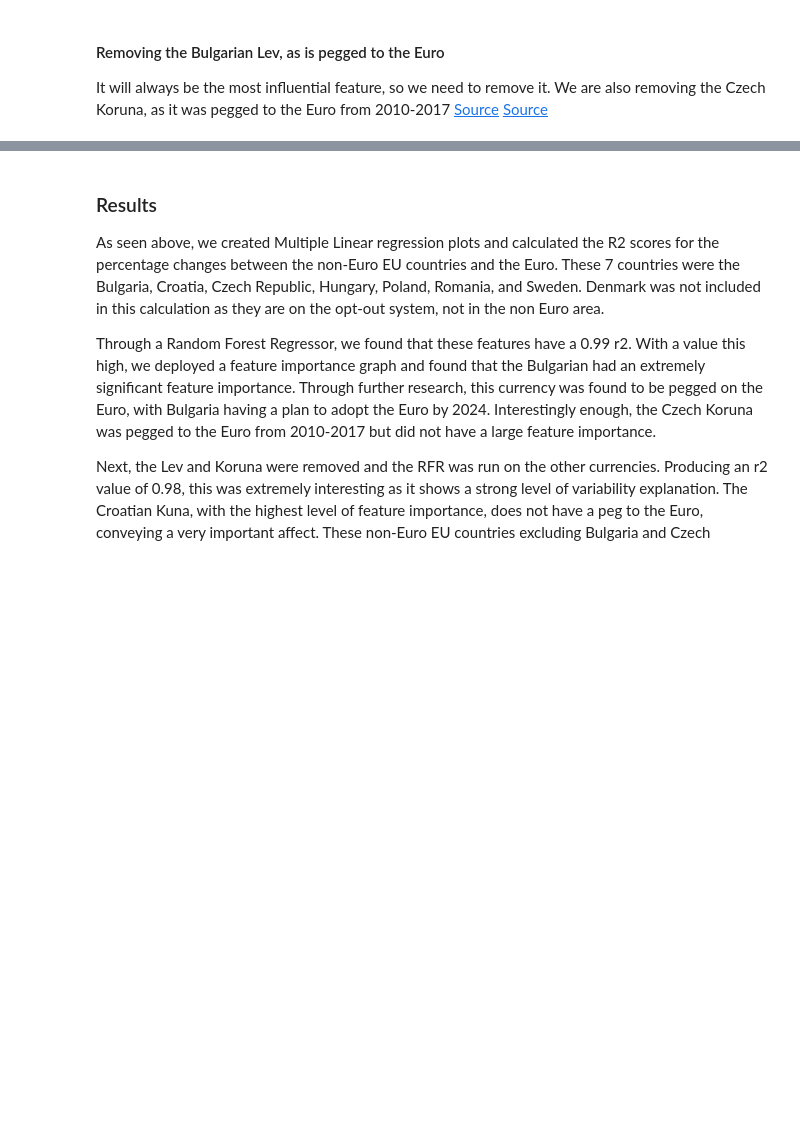
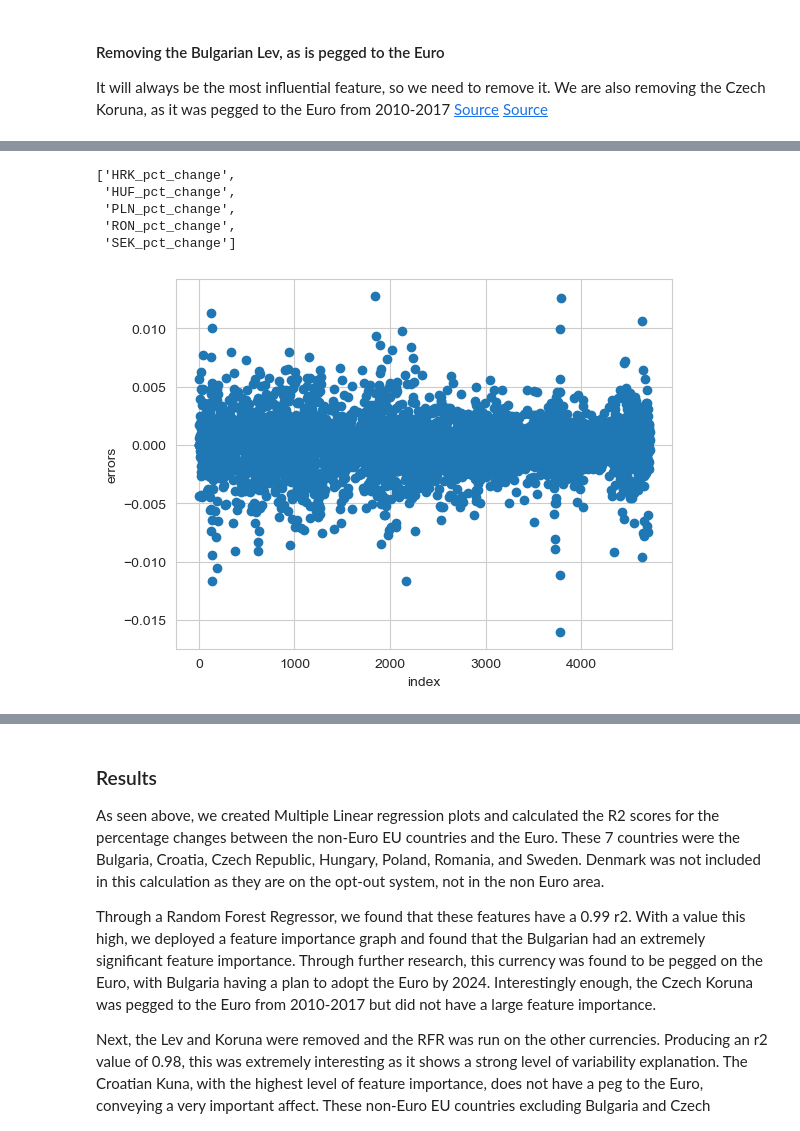
Before and after one commit to pogrebitskiy/Forex_Project, a Jupyter notebook: ForexReport.ipynb, the cells around one changed output, grey strips where cells are left out. Saved outputs shown, nothing was run; the diff lists cells and outputs as text; code cells hidden in the pictures; blank space fills up the shorter version.

Commit message:
Added assumption checks for last multiple regression:

```diff
--- a/ForexReport.ipynb
+++ b/ForexReport.ipynb
@@ -598,0 +599,29 @@ plot_feat_import(non_bc_list, rand_forest_regressor.feature_importances_, limit=
+# %%
+non_bc_list
+# %% [output]
+['HRK_pct_change',
+ 'HUF_pct_change',
+ 'PLN_pct_change',
+ 'RON_pct_change',
+ 'SEK_pct_change']
+# %%
+# initialize regression object
+reg = LinearRegression()
+
+# get target variable
+x = eu_pct_df.loc[:, non_bc_list].values[1:]
+y = eu_pct_df.loc[:, y_feat].values[1:]
+
+# fit regression
+reg.fit(x, y)
+
+# compute / store r2
+y_pred = reg.predict(x)
+# %%
+# check independence
+errors = y - y_pred
+plt.scatter(x = range(len(y)), y = errors)
+plt.xlabel('index')
+plt.ylabel('errors');
+# %% [output]
+[figure, added]
```
Also changed, not shown: parts of 19 cells of this notebook.
